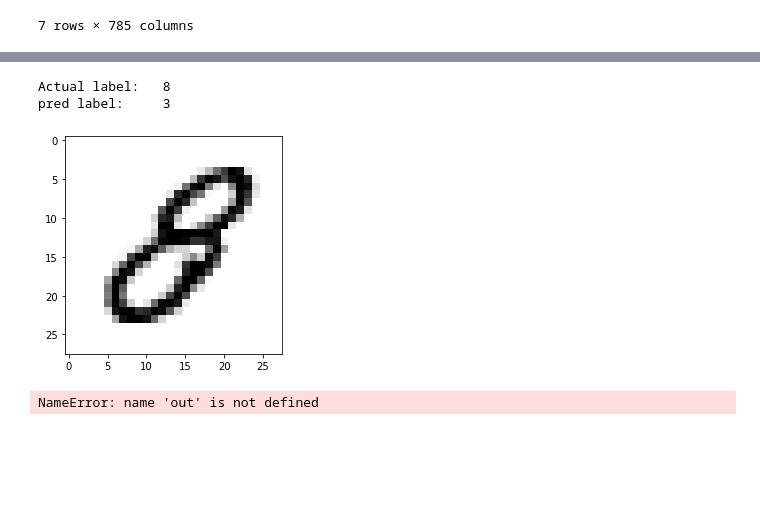
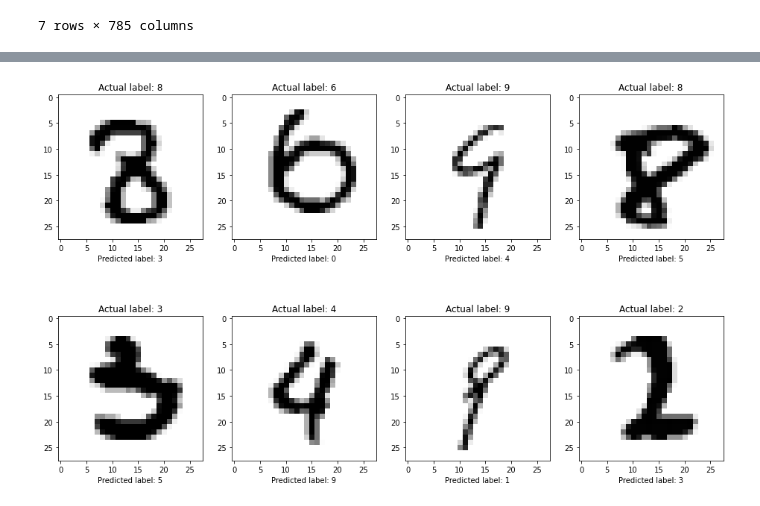
Before and after one commit to Ali13798/CSC535_Group_Fall2021, a Jupyter notebook: Neural_Network.ipynb, the cells around one changed output, grey strips where cells are left out. Drawn from its saved outputs; the diff is of its cells as text; code cells hidden in the pictures; blank space fills up the shorter version.

```diff
--- a/Neural_Network.ipynb
+++ b/Neural_Network.ipynb
@@ -333,16 +78,0 @@ Accuracy:       83.77%
-# %%
-ix = 8
-Y_cross[ix]
-pred = testing_digit_network.predictions
-
-def display_sample(X, ix, predictions):
-    pixels = X[:,ix].reshape(28, 28)
-    print(f"Actual label:\t{Y_cross[ix]}\npred label:\t{predictions[ix]}\n")
-    plt.imshow(pixels, plt.cm.gray_r)
-
-
-display_sample(X_cross, ix, pred)
-# %% [output]
-Actual label:   8
-pred label:     3
-[figure, removed]
@@ -361,4 +79,45 @@ pred label:     3
-# %%
-display_sample(9, X_train, Y_train, out)
-# %% [output]
-NameError: name 'out' is not defined
+# %%
+# Get information about the mislabeled data.
+errorList = np.not_equal(Y_cross, predictions)
+errorCount = np.count_nonzero(errorList)
+errorIndices = np.argwhere(errorList).T.flatten()
+# %%
+def display_sample(pixel_data:np.array, index:int, predictions:np.array, ax:plt.subplot) -> None:
+    """ displays a digit on grayscale, and prints the predicted and actual label of the digit.
+
+    Args:
+        pixel_data (np.array): X data that contains the pixel values.
+        index (int): Index of the digit to be displayed.
+        predictions (np.array): array of network outputs.
+    """
+
+    pixels = pixel_data[:,index].reshape(28, 28)
+    label = Y_cross[index]
+    prediction = predictions[index]
+    # print(f"Actual label:\t{label}\npred label:\t{prediction}\n")
+    plt.imshow(pixels, plt.cm.gray_r)
+    ax.set_title(f"Actual label: {label}")
+    ax.set_xlabel(f"Predicted label: {prediction}")
+# %%
+# Select how many random mislabeled data to be displayed.
+# Must be divisible by 4.
+num_mislabeled_display = 8
+
+if num_mislabeled_display % 4 != 0:
+    raise(BaseException("num_mislabeled_display is NOT divisible by 4."))
+
+numRows, numCols = num_mislabeled_display / 4, 4
+
+# shuffle the mismatch indices to select a number at random.
+np.random.shuffle(errorIndices)
+random_mislabeled_data = errorIndices[:num_mislabeled_display]
+
+# Create a figure for the subplots.
+fig = plt.figure(figsize=(16, num_mislabeled_display*1.25))
+
+# plot the axes on the figure.
+for i, ix in enumerate(random_mislabeled_data):
+    ax = fig.add_subplot(numRows, numCols, i + 1)
+    display_sample(X_cross, ix, predictions, ax)
+# %% [output]
+[figure, added]
```
Also changed, not shown: parts of 9 cells of this notebook, 3 other files.
